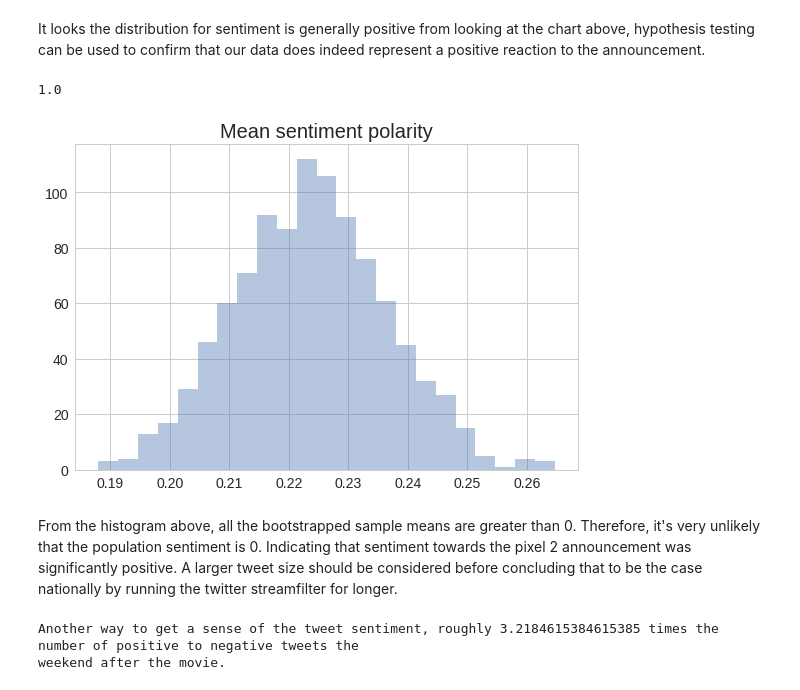
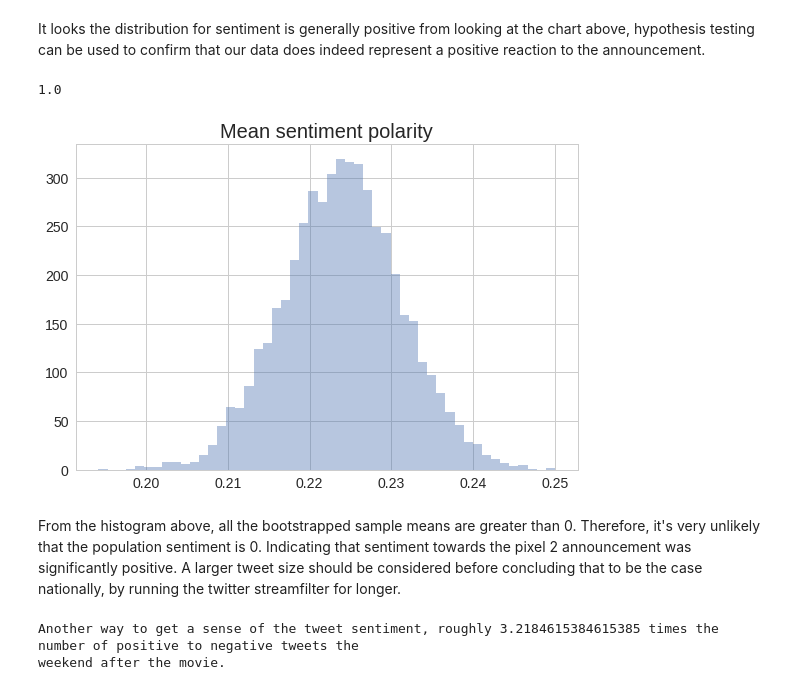
Before and after one commit to PrabhatCS/portfolio, a Jupyter notebook: announcement_analysis.ipynb, the cells around one changed output. Saved outputs shown, nothing was run; the diff lists cells and outputs as text; code cells hidden in the pictures.

```diff
--- a/announcement_analysis.ipynb
+++ b/announcement_analysis.ipynb
@@ -83,7 +88,7 @@ def clean_text(text, join = False):
             words.append(word.lemma_)
 
     unigrams = [word for word in words if word not in ["t", "s", "v", "'s", "pixel", "rd", "madebygoogle", "google", "xl", "pixelxl",
-                                                       "phone", 'android', 'new', 'googlevent'
+                                                       "phone", "android", "new", "googleevent", "googlepixel"
                                                       ]
                ]
 
@@ -285,27 +288,27 @@ def draw_sample(array, size = 1000):
     idx = np.random.choice(len(array), size)
     return [array[i] for i in idx]
 
-def calc_stat(array, num_samples, func):
+def calc_stat(array, num_samples, size, func):
     sample_list = []
     for num in np.arange(num_samples):
-        sample_list.append(func(draw_sample(array)))
+        sample_list.append(func(draw_sample(array, size)))
     return sample_list
 # %%
 # test for how significant is in sentiment value
 
 #draw_sample(polarities)
-pol_means = calc_stat(polarities, 1000, np.mean)
+pol_means = calc_stat(polarities, 5000, 3000, np.mean)
 sns.distplot(pol_means, kde = False)
 
 # prob the mean sentiment is greater than 0
 print(np.sum(np.array(pol_means) > 0)/len(pol_means))
 plt.title("Mean sentiment polarity")
 plt.show()
 # %% [output]
 1.0
-[figure, old version]
+[figure, new version]
 # %% [markdown]
-From the histogram above, all the bootstrapped sample means are greater than 0. Therefore, it's very unlikely that the population sentiment is 0. Indicating that sentiment towards the pixel 2 announcement was significantly positive. A larger tweet size should be considered before concluding that to be the case nationally by running the twitter streamfilter for longer.
+From the histogram above, all the bootstrapped sample means are greater than 0. Therefore, it's very unlikely that the population sentiment is 0. Indicating that sentiment towards the pixel 2 announcement was significantly positive. A larger tweet size should be considered before concluding that to be the case nationally, by running the twitter streamfilter for longer.
 # %%
 print('Another way to get a sense of the tweet sentiment, roughly {} times the number of positive to negative tweets the'.format(np.sum(pd.Series(polarities) > 0) / np.sum(pd.Series(polarities) < 0)) +
       '\n' + 'weekend after the movie.')
```
Also changed, not shown: parts of 16 cells of this notebook.
